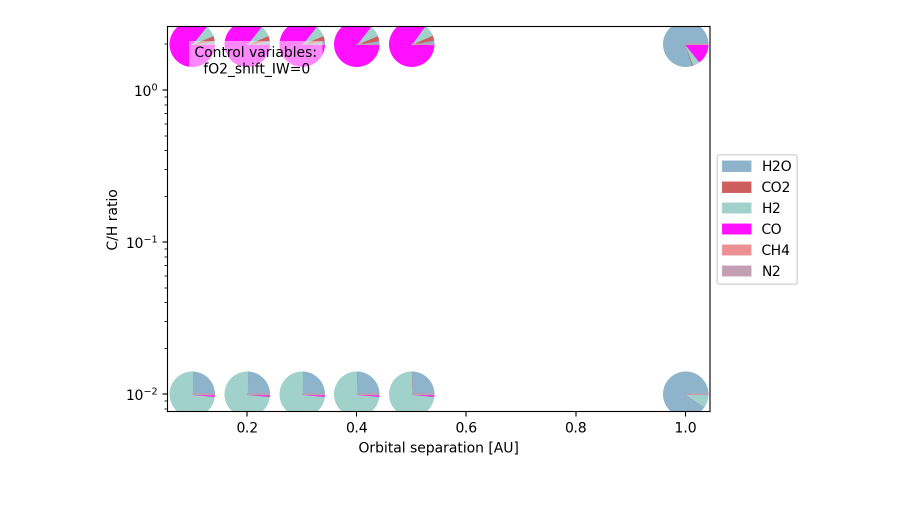
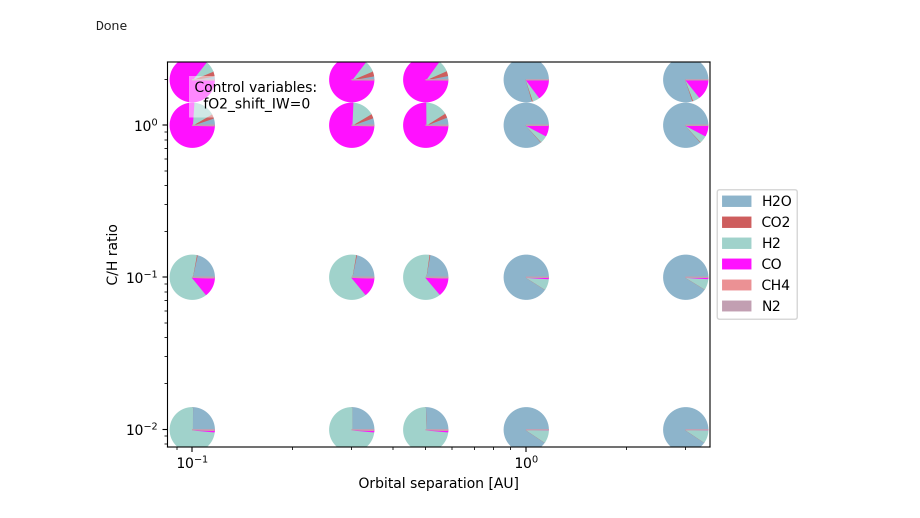
Before and after one commit to nichollsh/proteus_analysis, a Jupyter notebook: composition_pies.ipynb, the cells around one changed output. Cells and saved outputs as stored; diff of their text form; code cells hidden in the pictures.

```diff
--- a/composition_pies.ipynb
+++ b/composition_pies.ipynb
@@ -9,5 +9,5 @@ import numpy as np
 import utils.load_grid as lg
 from utils.load_cmaps import *
 # %%
-pgrid_dir = "data/scratch/pgrid_earth_gridtest_11"
+pgrid_dir = "data/shared/pgrid_earth_gridtest_13"
 cases = lg.get_cases(pgrid_dir)
@@ -42,3 +14,19 @@ for v in lg.volatile_species:
+# %%
+# Collect netcdf files
+stts = lg.get_statuses(pgrid_dir)
+endt, endp, endn = lg.load_netcdfs(cases)
+
+# Configuration variables
+cvars = lg.load_cvars(cases)
+
+# Helpfiles
+helps, cvars_h = lg.load_helpfiles(cases)
+for k in cvars_h.keys():
+    cvars[k] = cvars_h[k]
+
+print("Done")
+# %% [output]
+Done
 # %%
 def _pie(ax, x, y, s, ratios, colors, tris=50):
 
@@ -59,7 +47,7 @@ def _pie(ax, x, y, s, ratios, colors, tris=50):
 
     return ax
 # %%
-def make_pies(x,x_lbl, y,y_lbl, control,plot_casenums=False,plot_controls=False):
+def make_pies(x,x_lbl, y,y_lbl, control,plot_casenums=False,plot_controls=False, logx=False, logy=False):
     # Make plot
     x_plt = np.array([], dtype=float) # x variable
     y_plt = np.array([], dtype=float) # y variable
@@ -130,18 +118,22 @@ def make_pies(x,x_lbl, y,y_lbl, control,plot_casenums=False,plot_controls=False)
 
     ax.set_xlabel(x_lbl)
     ax.set_ylabel(y_lbl)
-    ax.set_yscale("log")
+    if logy:
+        ax.set_yscale("log")
+    if logx:
+        ax.set_xscale("log")
 
     plt.show()
 # %%
 # Variables
 x = cvars["mean_distance"];  x_lbl = "Orbital separation [AU]"
 y = cvars["CH_ratio"];      y_lbl = "C/H ratio"
 control = {"fO2_shift_IW":0.0}
 
 plot_controls = True
 plot_casenums = False
 
-make_pies(x,x_lbl, y,y_lbl, control, plot_casenums=plot_casenums, plot_controls=plot_controls)
+make_pies(x,x_lbl, y,y_lbl, control, logx=True, logy=True,
+          plot_casenums=plot_casenums, plot_controls=plot_controls)
 # %% [output]
-[figure, old version]
+[figure, new version]
```
Also changed, not shown: parts of 1 cell of this notebook, 2 other files.
